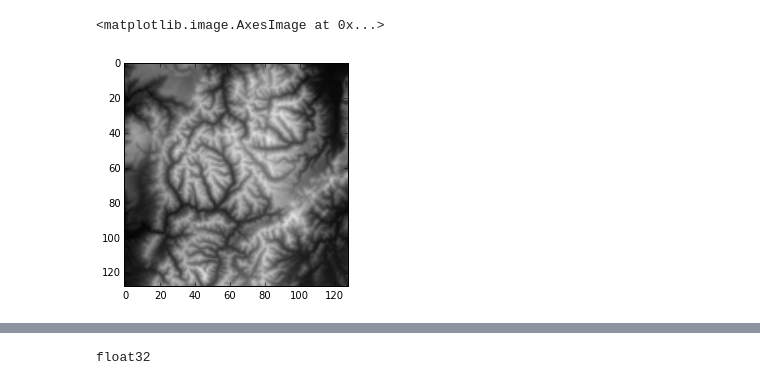
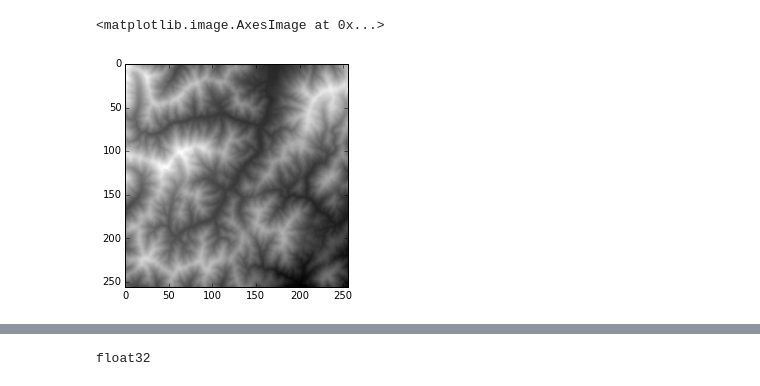
Before and after one commit to christopher-beckham/msc, a Jupyter notebook: experiments/heightmaps/lasagne_recipe.ipynb, the cells around one changed output, grey strips where cells are left out. Cells and saved outputs as stored; diff of their text form; code cells hidden in the pictures.

```diff
--- a/experiments/heightmaps/lasagne_recipe.ipynb
+++ b/experiments/heightmaps/lasagne_recipe.ipynb
@@ -66,7 +37,6 @@ rock = rock.reshape( (1, 1, 64, 64) ).astype("float32")
 # %%
-heightmap = imread("heightmap1.jpg") / 255.0
-heightmap = heightmap.reshape( (1, 1, 128, 128) ).astype("float32")
+heightmap = np.load("train_data_minimal.npy")[5:6]
 plt.imshow(heightmap[0][0], cmap="gray", vmin=0, vmax=1)
 # %% [output]
 <matplotlib.image.AxesImage at 0x...>
-[figure, old version]
+[figure, new version]
```
Also changed, not shown: parts of 20 cells of this notebook, 1 other file.
